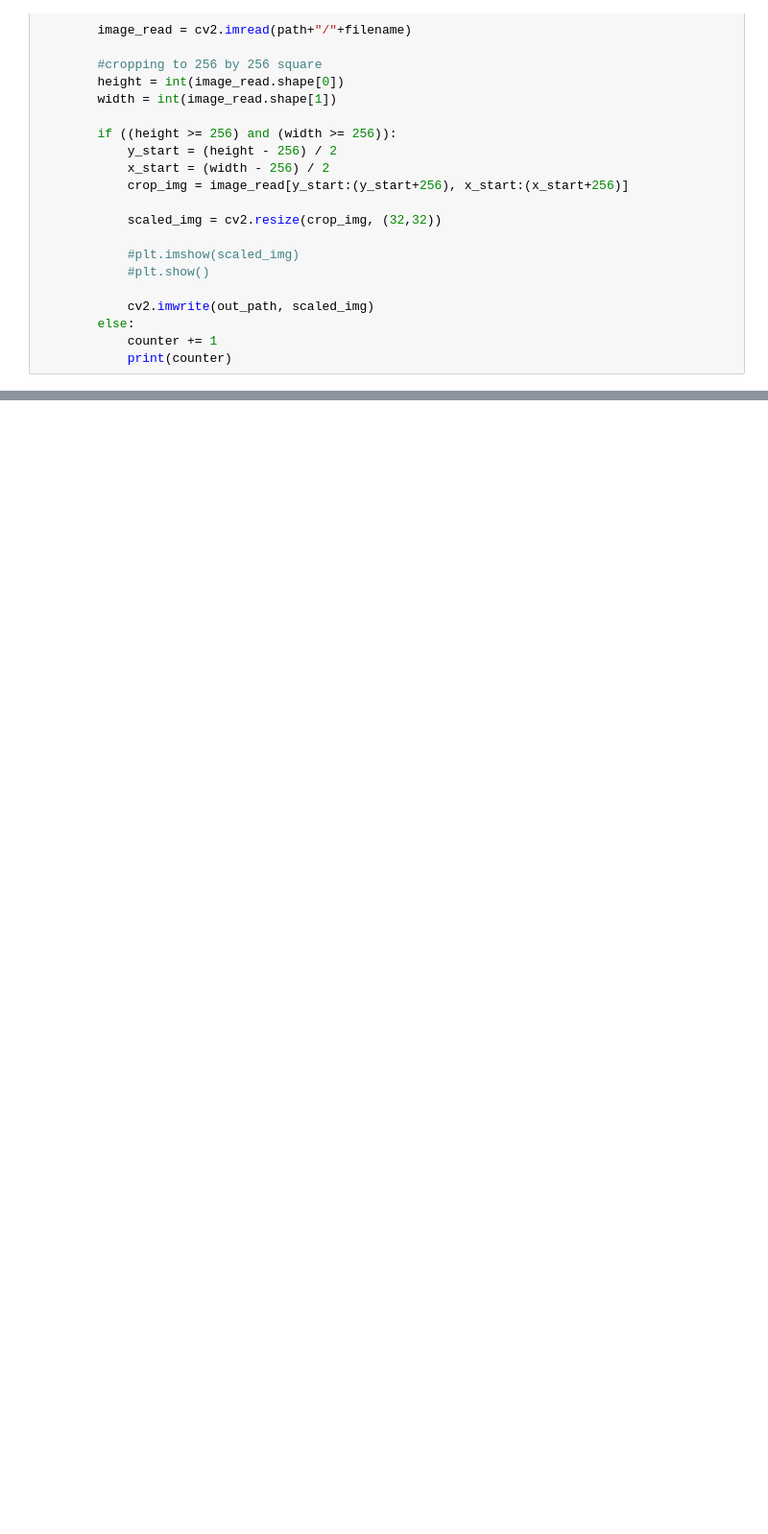
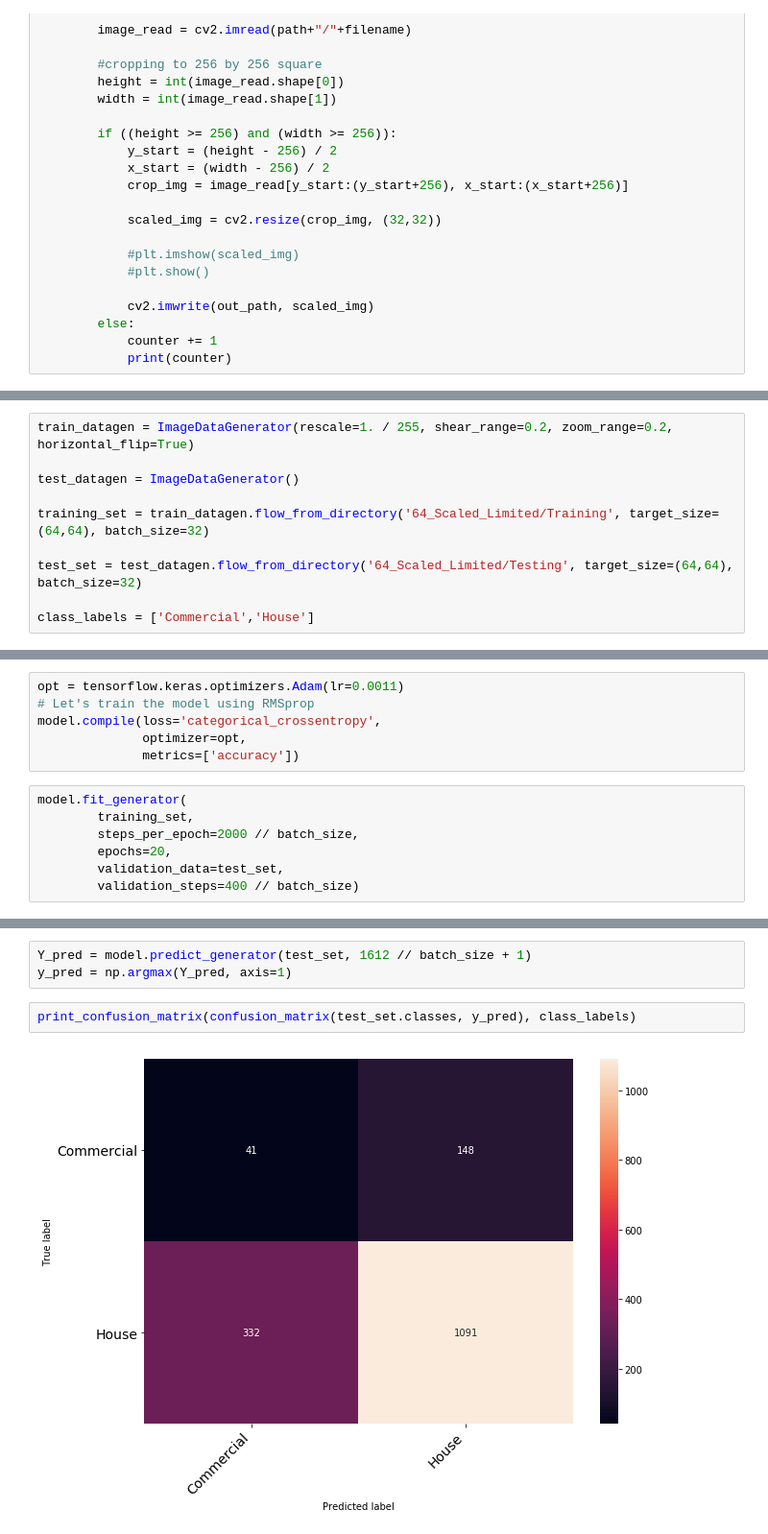
Before and after one commit to Pretendi/Streetview_Classifier, a Jupyter notebook: Final_Report.ipynb, the cells around one changed output, grey strips where cells are left out. Shown at 96% size. Cells and saved outputs as stored; diff of their text form; blank space fills up the shorter version.

```diff
--- a/Final_Report.ipynb
+++ b/Final_Report.ipynb
@@ -179,0 +623,10 @@ Commercial
+# %%
+train_datagen = ImageDataGenerator(rescale=1. / 255, shear_range=0.2, zoom_range=0.2, horizontal_flip=True)
+
+test_datagen = ImageDataGenerator()
+
+training_set = train_datagen.flow_from_directory('64_Scaled_Limited/Training', target_size=(64,64), batch_size=32)
+
+test_set = test_datagen.flow_from_directory('64_Scaled_Limited/Testing', target_size=(64,64), batch_size=32)
+
+class_labels = ['Commercial','House']
@@ -179,0 +695,13 @@ Commercial
+# %%
+opt = tensorflow.keras.optimizers.Adam(lr=0.0011)
+# Let's train the model using RMSprop
+model.compile(loss='categorical_crossentropy',
+              optimizer=opt,
+              metrics=['accuracy'])
+# %%
+model.fit_generator(
+        training_set,
+        steps_per_epoch=2000 // batch_size,
+        epochs=20,
+        validation_data=test_set,
+        validation_steps=400 // batch_size)
@@ -179,0 +727,7 @@ Commercial
+# %%
+Y_pred = model.predict_generator(test_set, 1612 // batch_size + 1)
+y_pred = np.argmax(Y_pred, axis=1)
+# %%
+print_confusion_matrix(confusion_matrix(test_set.classes, y_pred), class_labels)
+# %% [output]
+[figure, added]
```
Also changed, not shown: parts of 91 cells of this notebook.
